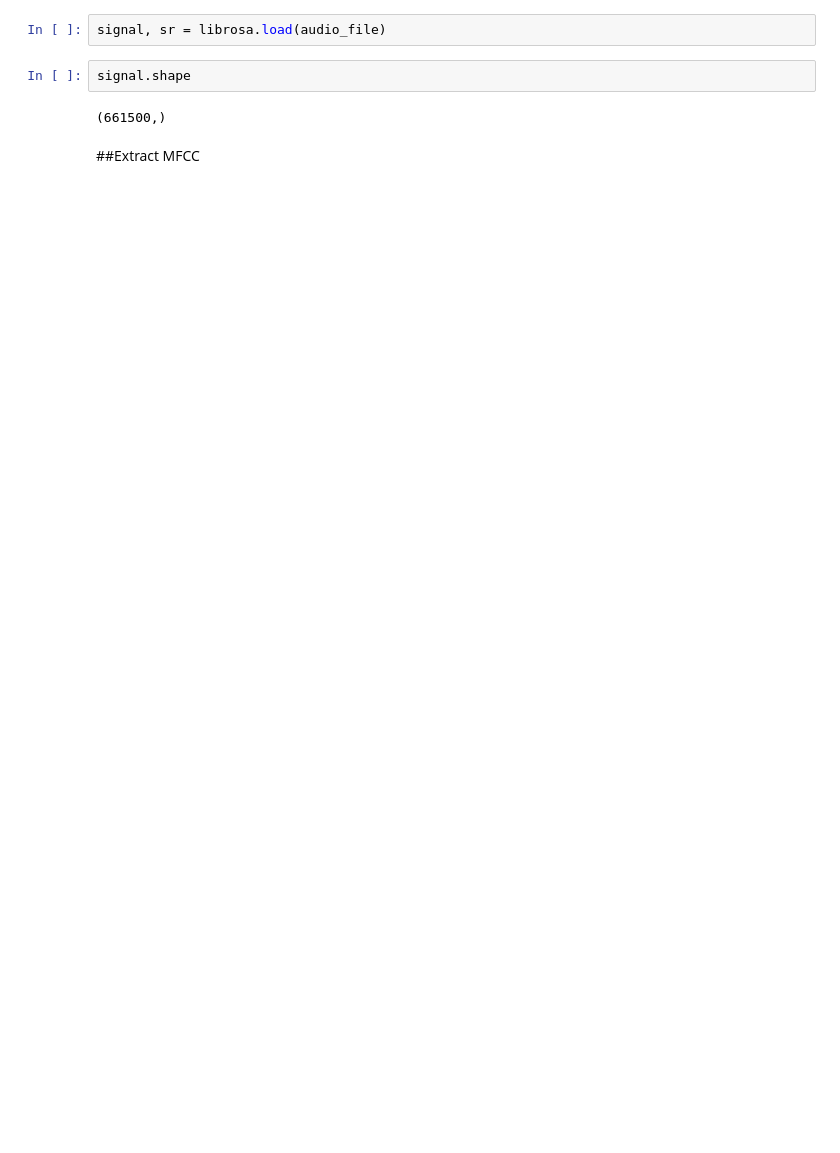
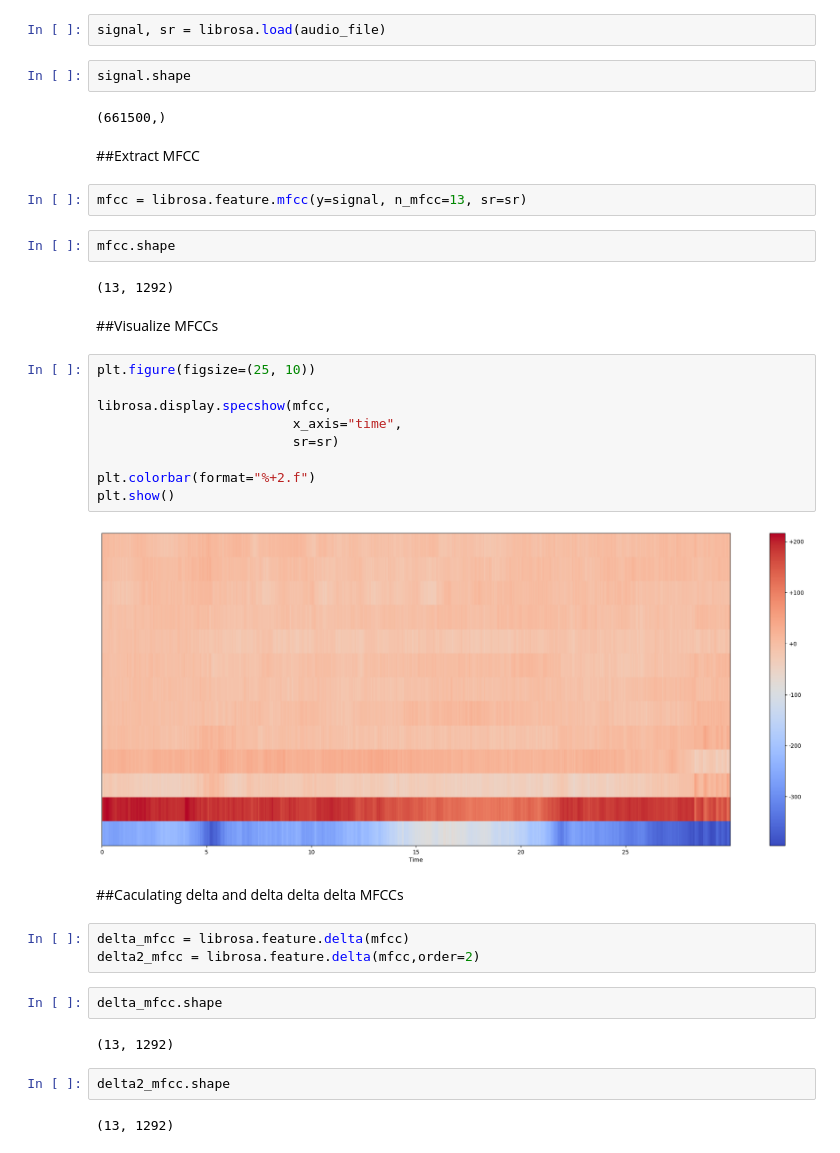
Before and after one commit to zahra-sharifzadeh/Digital_Audio_Processing, a Jupyter notebook: Extracting MFCCs/Extracting_MFCCs_with_Python.ipynb, the cells around one changed output. Cells and saved outputs as stored; diff of their text form; blank space fills up the shorter version.

```diff
--- a/Extracting MFCCs/Extracting_MFCCs_with_Python.ipynb
+++ b/Extracting MFCCs/Extracting_MFCCs_with_Python.ipynb
@@ -71,3 +71,35 @@ signal.shape
 (661500,)
 # %% [markdown]
 ##Extract MFCC
+# %%
+mfcc = librosa.feature.mfcc(y=signal, n_mfcc=13, sr=sr)
+# %%
+mfcc.shape
+# %% [output]
+(13, 1292)
+# %% [markdown]
+##Visualize MFCCs
+# %%
+plt.figure(figsize=(25, 10))
+
+librosa.display.specshow(mfcc,
+                         x_axis="time",
+                         sr=sr)
+
+plt.colorbar(format="%+2.f")
+plt.show()
+# %% [output]
+[figure, added]
+# %% [markdown]
+##Caculating delta and delta delta delta MFCCs
+# %%
+delta_mfcc = librosa.feature.delta(mfcc)
+delta2_mfcc = librosa.feature.delta(mfcc,order=2)
+# %%
+delta_mfcc.shape
+# %% [output]
+(13, 1292)
+# %%
+delta2_mfcc.shape
+# %% [output]
+(13, 1292)
```
Also changed, not shown: parts of 9 cells of this notebook.
